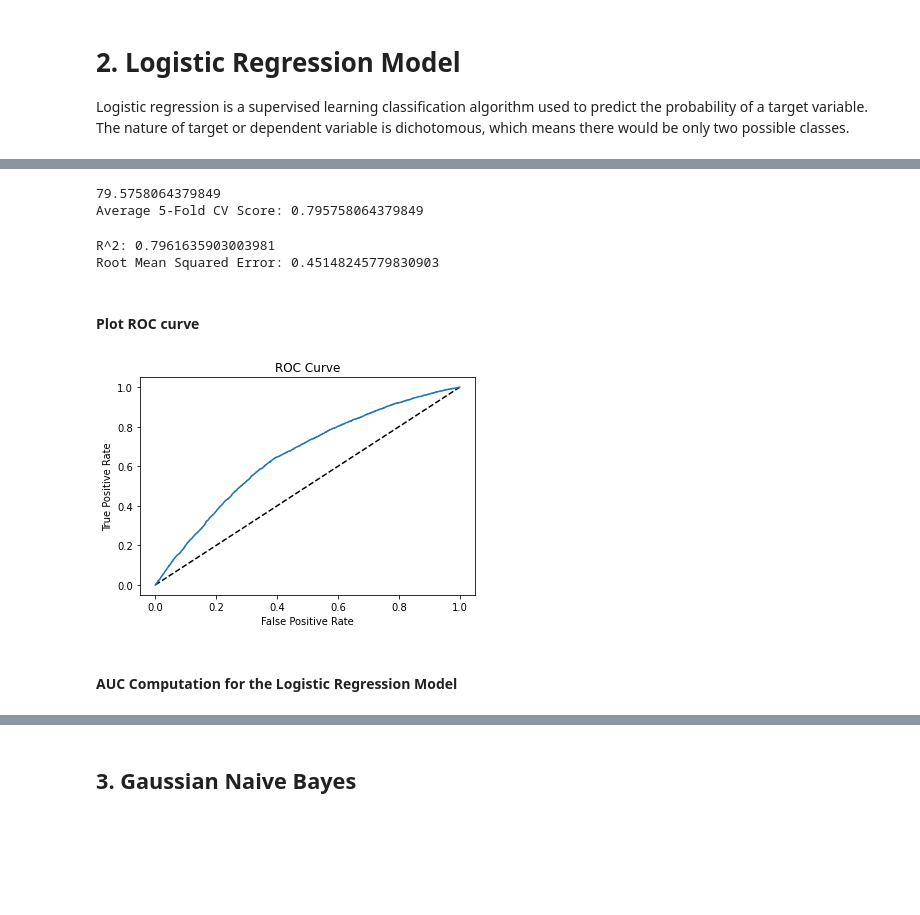
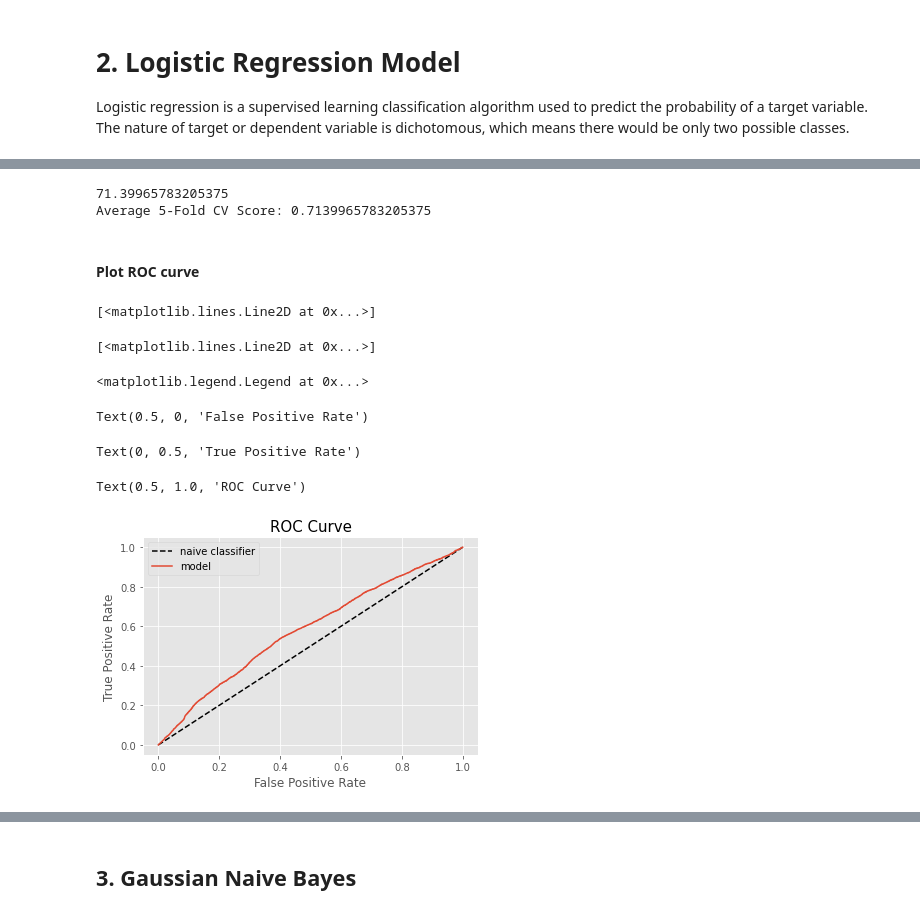
Before and after one commit to asaadkhattab/MedicalAppointmentNoShowsCapstone, a Jupyter notebook: 5_Modeling.ipynb, the cells around one changed output, grey strips where cells are left out. Drawn from its saved outputs; the diff is of its cells as text; code cells hidden in the pictures; blank space fills up the shorter version.

```diff
--- a/5_Modeling.ipynb
+++ b/5_Modeling.ipynb
@@ -6,17 +6,26 @@
 # %%
+#Import necessary libraries
 import pandas as pd
 import numpy as np
-import seaborn as sns
 
-# plotting modules
+# Plotting modules
 import matplotlib.pyplot as plt
 import seaborn as sns
+plt.style.use('ggplot')
 
-from datetime import datetime
 
-import os, sys
+# Analysing datetime
+from datetime import datetime as dt
+
+# File system manangement
+import os,sys
+
+# Suppress warnings
 import warnings
-warnings.filterwarnings('always')
+warnings.filterwarnings('ignore')
+
+from IPython.core.interactiveshell import InteractiveShell
+InteractiveShell.ast_node_interactivity = "all"
 %matplotlib inline
 # %%
 #SKLEARN
@@ -87,8 +98,8 @@ df_ohe.sample(5)
 # %% [markdown]
 ### Train/Test Data
 # %%
-X = df_ohe.drop(['NoShow_Yes','WaitingDays'], axis = 1)
-y = df_ohe['NoShow_Yes']
+X = df_ohe.drop(['NoShow_1'], axis = 1)
+y = df_ohe['NoShow_1']
 
 SEED = 42
 TS = 0.25
@@ -97,6 +108,11 @@ TS = 0.25
 X_train, X_test, y_train, y_test = \
     train_test_split(X, y, test_size = TS, random_state=SEED, stratify=y)
 
+#Feature Scaling to prevent information leakage
+sc = StandardScaler()
+X_train = sc.fit_transform(X_train)
+X_test = sc.transform(X_test)
+
 print (X_train.shape)
 print (y_train.shape)
 print (X_test.shape)
@@ -249,37 +280,33 @@ Accuracy:
 # %%
-# Compute 5-fold cross-validation scovres: cv_scores
-#Will only work if max_iter is increased.
-cv_scores = cross_val_score(logreg, X_train, y_train, cv=5,scoring='accuracy').mean()
+# 10-fold cross-validation scores:
+cv_scores = cross_val_score(logreg, X_train, y_train, cv=10,scoring='roc_auc').mean()
 print(cv_scores*100)
 print("Average 5-Fold CV Score: {}".format(np.mean(cv_scores)))
 # %% [output]
-79.5758064379849
-Average 5-Fold CV Score: 0.795758064379849
+71.39965783205375
+Average 5-Fold CV Score: 0.7139965783205375
-# %%
-# Compute and print R^2 and RMSE
-print("R^2: {}".format(logreg.score(X_test, y_test)))
-rmse = np.sqrt(mean_squared_error(y_test, y_pred))
-print("Root Mean Squared Error: {}".format(rmse))
-# %% [output]
-R^2: 0.7961635903003981
-Root Mean Squared Error: 0.45148245779830903
 # %% [markdown]
 #### Plot ROC curve
 # %%
-# Compute predicted probabilities: y_pred_prob
-y_pred_prob = logreg.predict_proba(X_test)[:,1]
-
 # Generate ROC curve values: fpr, tpr, thresholds
 fpr,tpr, thresholds = roc_curve(y_test,y_pred_prob)
 
 # Plot ROC curve
-plt.plot([0, 1], [0, 1], 'k--')
-plt.plot(fpr,tpr)
-plt.xlabel('False Positive Rate')
-plt.ylabel('True Positive Rate')
-plt.title('ROC Curve')
+plt.plot([0, 1], [0, 1], 'k--', label='naive classifier')
+plt.plot(fpr,tpr, label='model')
+
+
+
+plt.legend(prop={'size':10})
+plt.xlabel('False Positive Rate', size=12)
+plt.ylabel('True Positive Rate', size=12)
+plt.title('ROC Curve', size=15)
 plt.show()
 # %% [output]
+[<matplotlib.lines.Line2D at 0x...>]
+[<matplotlib.lines.Line2D at 0x...>]
+<matplotlib.legend.Legend at 0x...>
+Text(0.5, 0, 'False Positive Rate')
+Text(0, 0.5, 'True Positive Rate')
+Text(0.5, 1.0, 'ROC Curve')
-[figure, old version]
+[figure, new version]
-# %% [markdown]
-#### AUC Computation for the Logistic Regression Model
```
Also changed, not shown: parts of 46 cells of this notebook.
